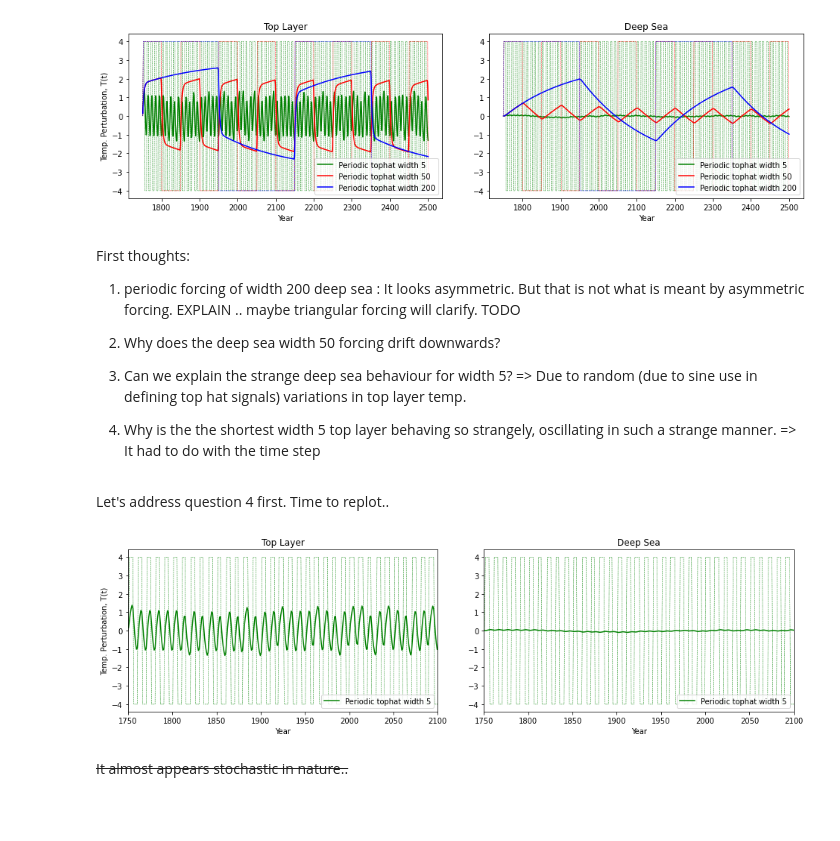
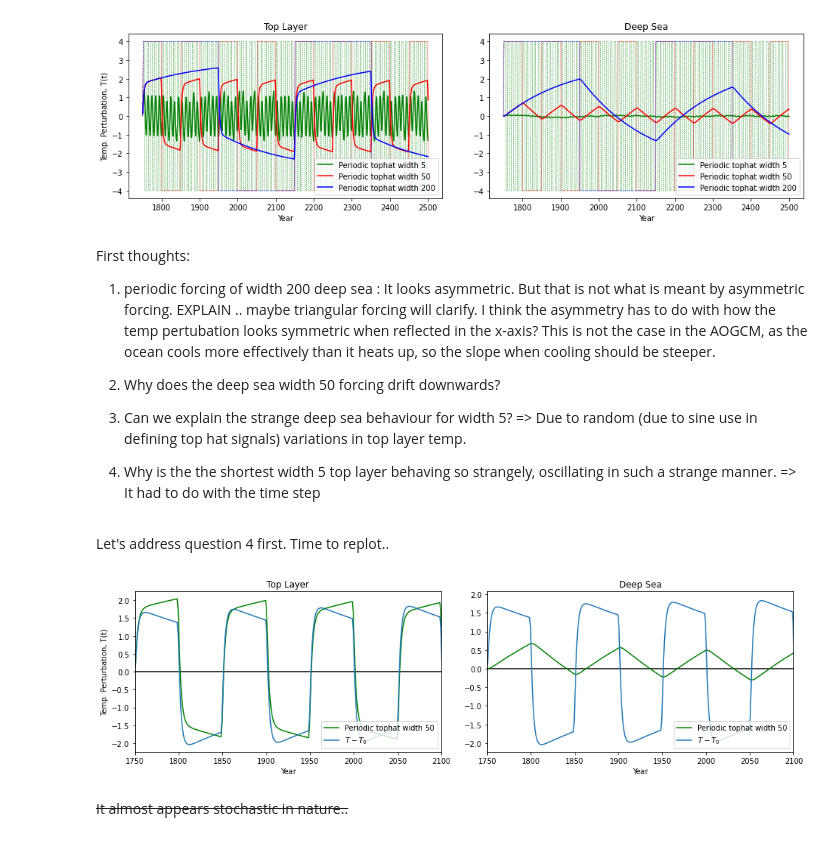
Before and after one commit to francesmcginley/ar6, a Jupyter notebook: Exploration/W6TimeLag.ipynb, the cells around one changed output. Saved outputs shown, nothing was run; the diff lists cells and outputs as text; code cells hidden in the pictures; blank space fills up the shorter version.

```diff
--- a/Exploration/W6TimeLag.ipynb
+++ b/Exploration/W6TimeLag.ipynb
@@ -459,7 +459,7 @@ for subpl in axs:
 [figure]
 # %% [markdown]
 First thoughts:
-1. periodic forcing of width 200 deep sea : It looks asymmetric. But that is not what is meant by asymmetric forcing. EXPLAIN .. maybe triangular forcing will clarify.  TODO
+1. periodic forcing of width 200 deep sea : It looks asymmetric. But that is not what is meant by asymmetric forcing. EXPLAIN .. maybe triangular forcing will clarify. I think the asymmetry has to do with how the temp pertubation looks symmetric when reflected in the x-axis? This is not the case in the AOGCM, as the ocean cools more effectively than it heats up, so the slope when cooling should be steeper.
 
 1. Why does the deep sea width 50 forcing drift downwards?
 
@@ -473,37 +473,38 @@ Time to replot..
 fig, axs = plt.subplots(1,2)
 fig.subplots_adjust(wspace=0.15); fig.set_figwidth(16)
 axs[0].set_ylabel('Temp. Perturbation, T(t)');
 
-widths = [5]
+widths = [50]
 
 scenario_names = []
 for w in widths:
     scenario_names.append(f"Periodic tophat width %s" %w)
 
 run_outputs = [runs.get(key) for key in scenario_names]
 
 layers = ["Top Layer", "Deep Sea"]
 colors = ["g", "r", "b"]
 
 for (run, scen, color, sig) in zip (run_outputs, scenario_names, colors, th_persignals):
     for (subpl, col, layer) in zip(axs, [0,1], layers):
         if col == 0:
             subpl.plot(run.time, run.tg, label = scen, color = color)
         else:
             subpl.plot(run.time, run.tlev[:,1], label = scen, color = color)
         subpl.title.set_text(layer)
         subpl.set_xlabel('Year')
-        subpl.plot(run.time, th_persignals.get(sig), linestyle = "dashed", color = color, linewidth=0.5)
+        #subpl.plot(run.time, th_persignals.get(sig), linestyle = "dashed", color = color, linewidth=0.5)
         subpl.set_xlim(1750,2100)
-        #subpl.plot(run.time, (run.tg- run.tlev[:,1]), label = "$T-T_0$")
+        subpl.plot(run.time, (run.tg- run.tlev[:,1]), label = "$T-T_0$")
+        subpl.hlines(0,1750,2500)
 
 
 
 for subpl in axs:
 
     subpl.legend(loc="lower right")
 # %% [output]
-[figure, old version]
+[figure, new version]
 # %% [markdown]
 ~~It almost appears stochastic in nature..~~
 # %%
```
Also changed, not shown: parts of 38 cells of this notebook, 2 other files.
